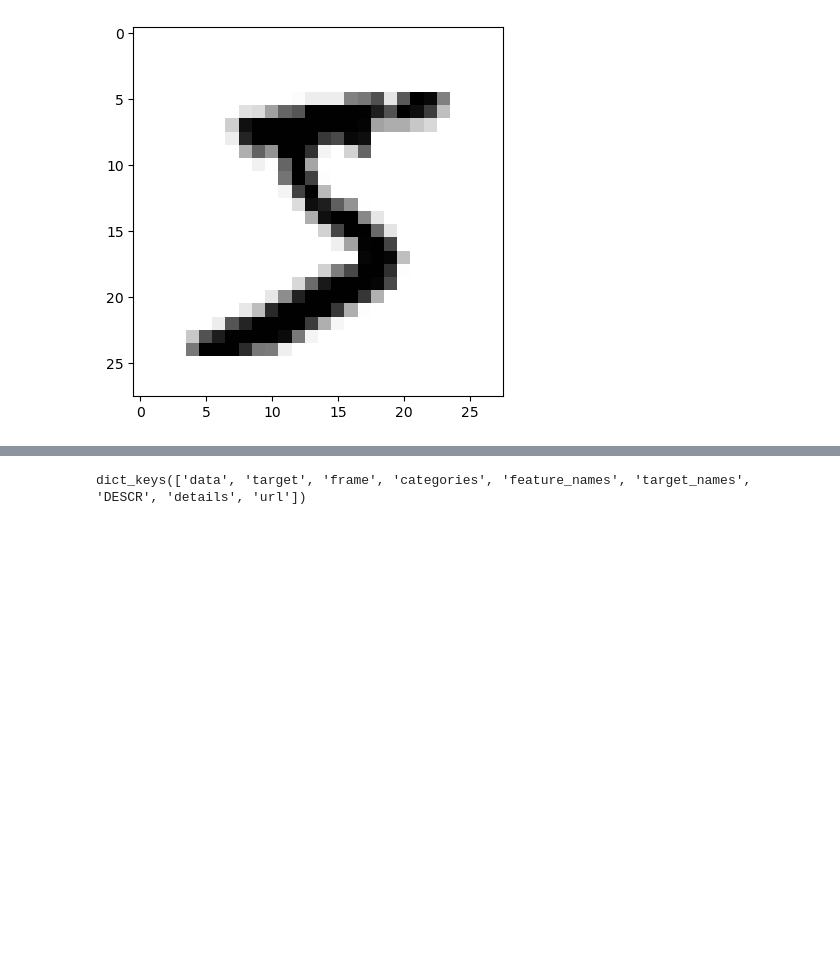
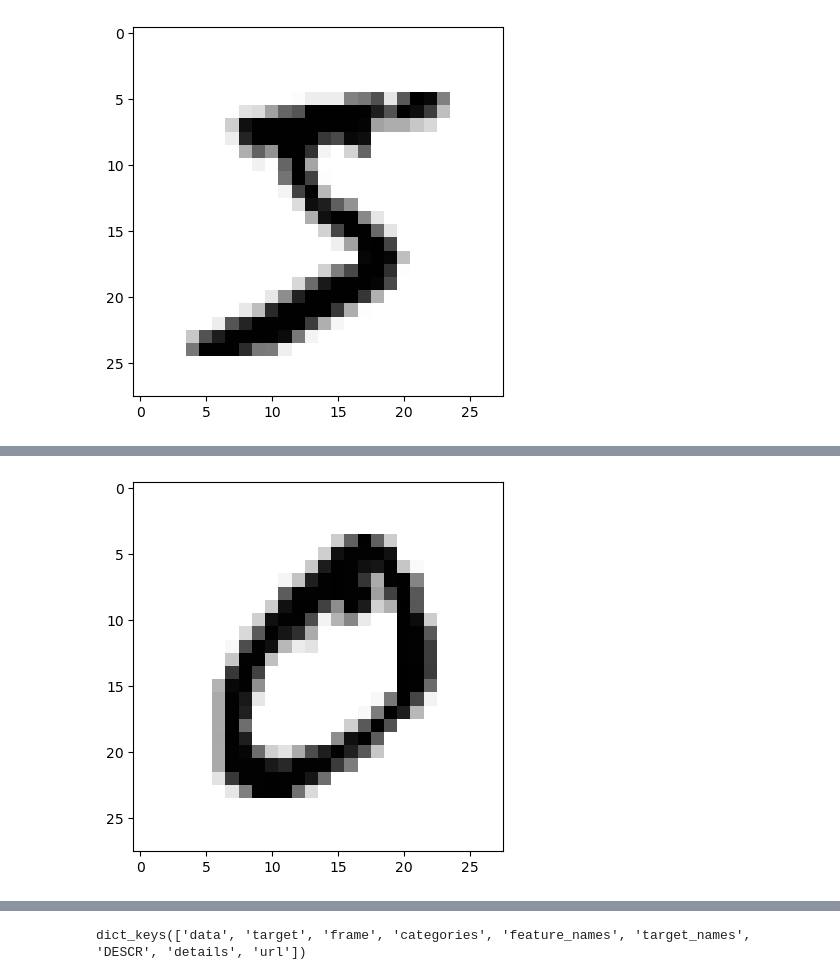
Before and after one commit to mayank-kumar111/ds-aiml-genai-internship, a Jupyter notebook: MachineLearning/04_MachineLearning_4.ipynb, the cells around one changed output, grey strips where cells are left out. Drawn from its saved outputs; the diff is of its cells as text; code cells hidden in the pictures; blank space fills up the shorter version.

```diff
--- a/MachineLearning/04_MachineLearning_4.ipynb
+++ b/MachineLearning/04_MachineLearning_4.ipynb
@@ -230,0 +236,5 @@ plt.show()
+# %%
+plt.imshow(X[1].reshape(28,28), cmap='binary')
+plt.show()
+# %% [output]
+[figure, added]
```
Also changed, not shown: parts of 26 cells of this notebook, 3 other files.
